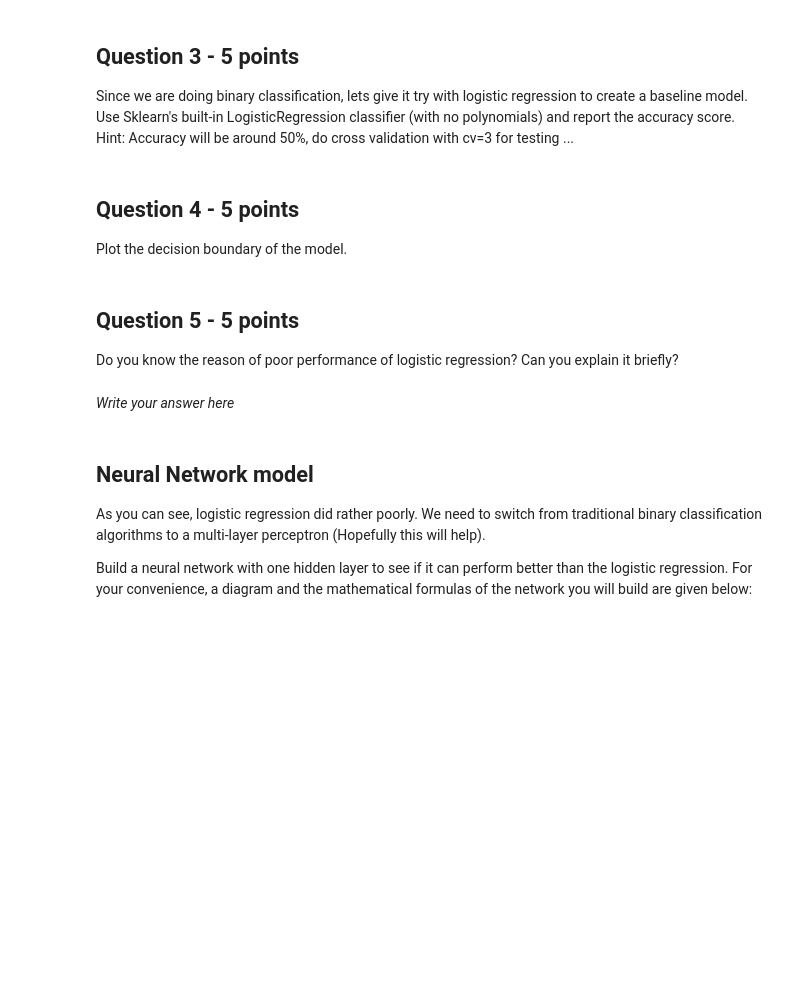
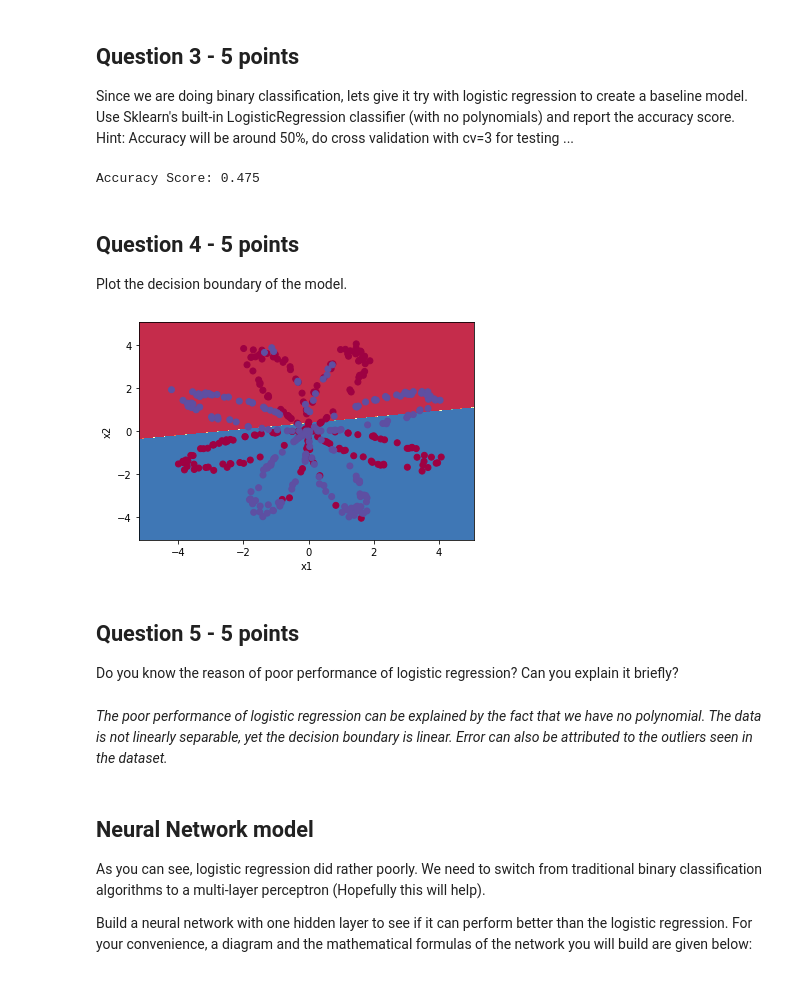
Before and after one commit to GarrettFaucher/CS254, a Jupyter notebook: Assignment4/Garrett_Faucher_Assignment4.ipynb, the cells around one changed output. Drawn from its saved outputs; the diff is of its cells as text; code cells hidden in the pictures; blank space fills up the shorter version.

```diff
--- a/Assignment4/Garrett_Faucher_Assignment4.ipynb
+++ b/Assignment4/Garrett_Faucher_Assignment4.ipynb
@@ -85,18 +84,33 @@ X_train, X_test, y_train, y_test = #write your code here and below
+# %%
+X_train, X_test, y_train, y_test = train_test_split(features.T, labels.T, test_size=0.2, random_state=0)
+clf = LogisticRegression()
+clf.fit(X_train, y_train)
+y_predict = clf.predict(X_test)
+accuracy = accuracy_score(y_predict, y_test)
+
+print("Accuracy Score: " + str(accuracy))
+# %% [output]
+Accuracy Score: 0.475
 # %% [markdown]
 ## Question 4 - 5 points
 Plot the decision boundary of the model.
 # %%
 from Dataset import plot_decision_boundary
 # Use the plot_decision_boundary function
 # Reminder: you must pass the clf.predict function as the first paramter
-# Write code here
+
+plot_decision_boundary(clf.predict, features, labels)
+# %% [output]
+[figure, added]
 # %% [markdown]
 ## Question 5 - 5 points
 
 Do you know the reason of poor performance of logistic regression?
 Can you explain it briefly?
-# %% [markdown]
-<i>Write your answer here</i>
+# %% [markdown]
+<i>The poor performance of logistic regression can be explained by the fact that we have no polynomial.
+The data is not linearly separable, yet the decision boundary is linear.
+Error can also be attributed to the outliers seen in the dataset.</i>
 # %% [markdown]
 ## Neural Network model
 
```
Also changed, not shown: parts of 11 cells of this notebook.
